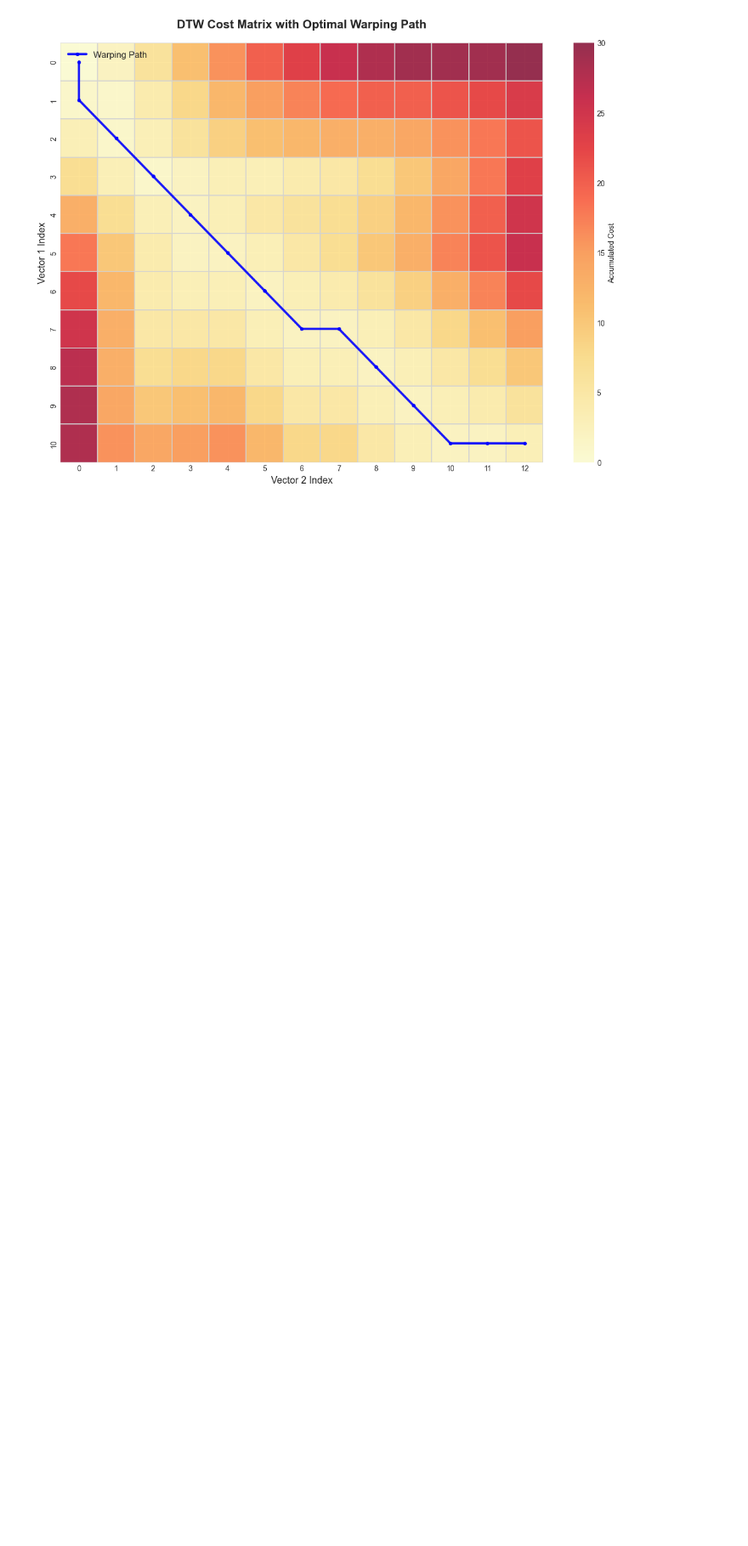
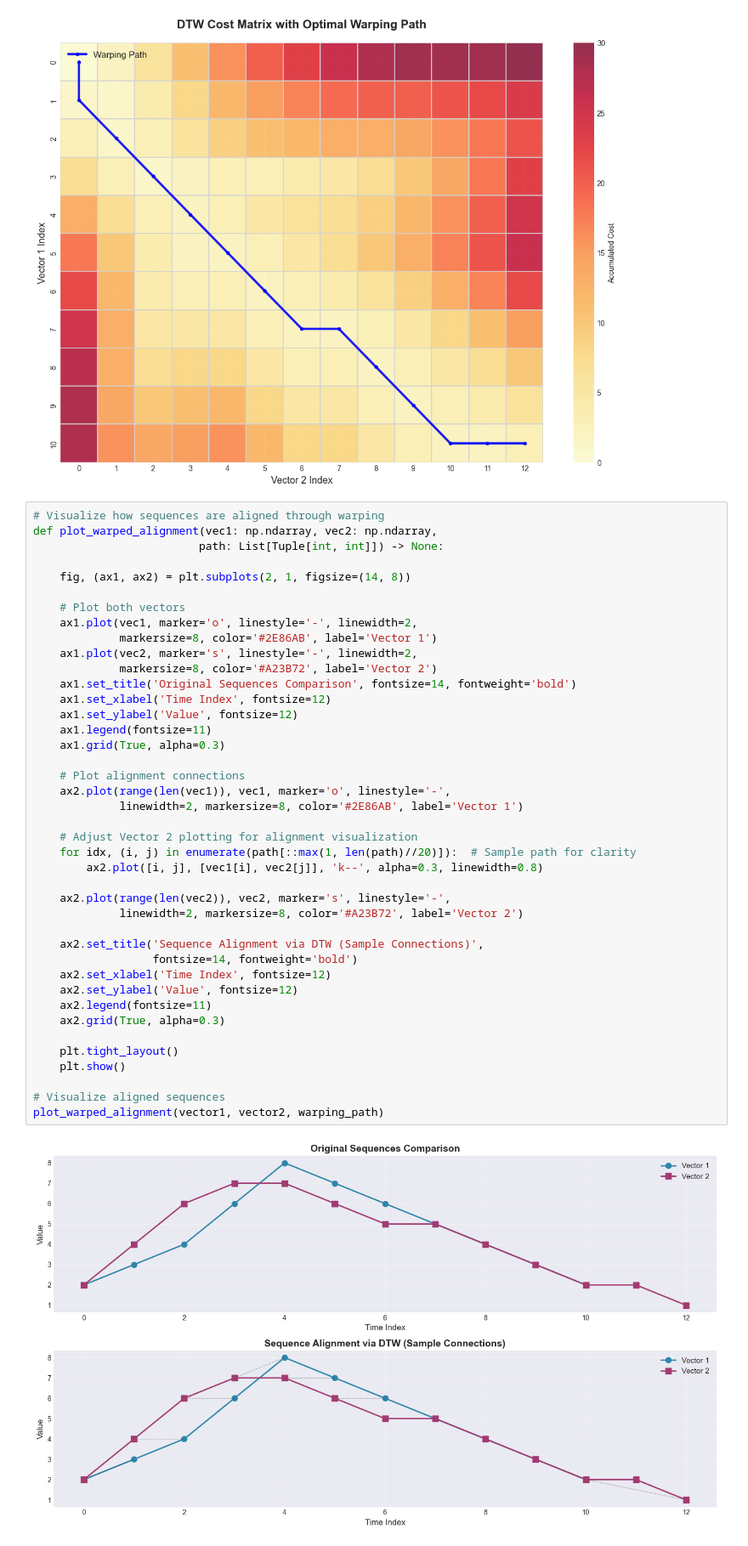
Before and after one commit to Abhijith-E/SPR-lab-2448503, a Jupyter notebook: Lab6.ipynb, the cells around one changed output. Shown at 85% size. Drawn from its saved outputs; the diff is of its cells as text; blank space fills up the shorter version.

Commit message:
feat: implement aligned sequence visualization
- Create plot_warped_alignment() function with two subplots
- Show original sequences comparison in first subplot
- Display alignment connections with dashed lines in second
- Sample warping path points for visual clarity
- Demonstrate temporal compression and stretching

```diff
--- a/Lab6.ipynb
+++ b/Lab6.ipynb
@@ -190,3 +190,46 @@ def plot_cost_matrix_with_path(cost_matrix: np.ndarray,
 plot_cost_matrix_with_path(cost_matrix, warping_path)
 # %% [output]
 [figure]
+# %%
+# Visualize how sequences are aligned through warping
+def plot_warped_alignment(vec1: np.ndarray, vec2: np.ndarray,
+                         path: List[Tuple[int, int]]) -> None:
+
+    fig, (ax1, ax2) = plt.subplots(2, 1, figsize=(14, 8))
+
+    # Plot both vectors
+    ax1.plot(vec1, marker='o', linestyle='-', linewidth=2,
+             markersize=8, color='#2E86AB', label='Vector 1')
+    ax1.plot(vec2, marker='s', linestyle='-', linewidth=2,
+             markersize=8, color='#A23B72', label='Vector 2')
+    ax1.set_title('Original Sequences Comparison', fontsize=14, fontweight='bold')
+    ax1.set_xlabel('Time Index', fontsize=12)
+    ax1.set_ylabel('Value', fontsize=12)
+    ax1.legend(fontsize=11)
+    ax1.grid(True, alpha=0.3)
+
+    # Plot alignment connections
+    ax2.plot(range(len(vec1)), vec1, marker='o', linestyle='-',
+             linewidth=2, markersize=8, color='#2E86AB', label='Vector 1')
+
+    # Adjust Vector 2 plotting for alignment visualization
+    for idx, (i, j) in enumerate(path[::max(1, len(path)//20)]):  # Sample path for clarity
+        ax2.plot([i, j], [vec1[i], vec2[j]], 'k--', alpha=0.3, linewidth=0.8)
+
+    ax2.plot(range(len(vec2)), vec2, marker='s', linestyle='-',
+             linewidth=2, markersize=8, color='#A23B72', label='Vector 2')
+
+    ax2.set_title('Sequence Alignment via DTW (Sample Connections)',
+                  fontsize=14, fontweight='bold')
+    ax2.set_xlabel('Time Index', fontsize=12)
+    ax2.set_ylabel('Value', fontsize=12)
+    ax2.legend(fontsize=11)
+    ax2.grid(True, alpha=0.3)
+
+    plt.tight_layout()
+    plt.show()
+
+# Visualize aligned sequences
+plot_warped_alignment(vector1, vector2, warping_path)
+# %% [output]
+[figure, added]
```
